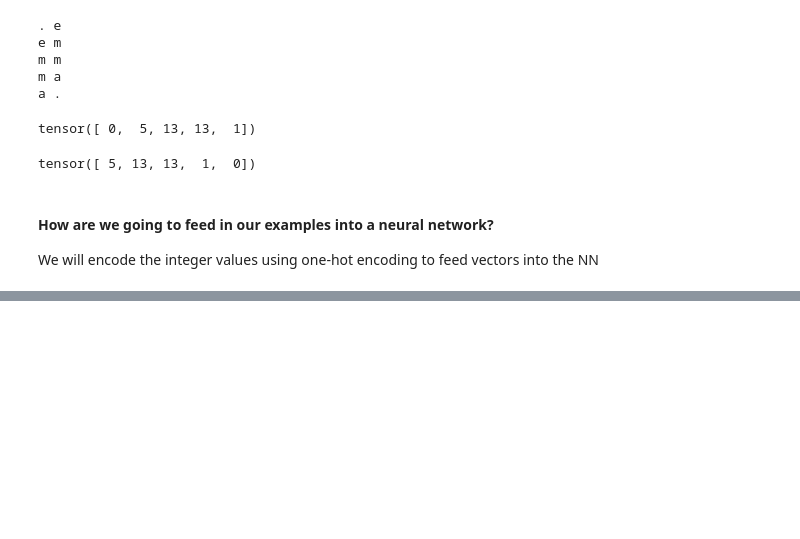
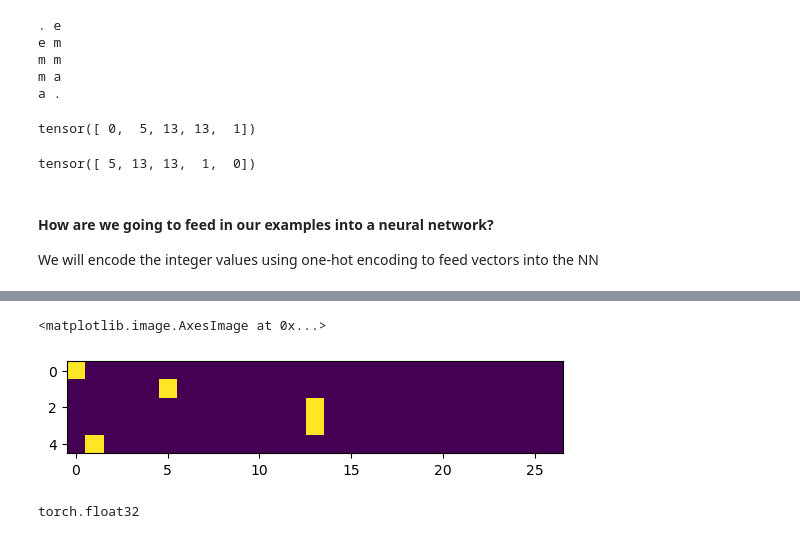
Before and after one commit to danielkaijzer/Spring_2024, a Jupyter notebook: Makemore/makemore.ipynb, the cells around one changed output, grey strips where cells are left out. Saved outputs shown, nothing was run; the diff lists cells and outputs as text; code cells hidden in the pictures; blank space fills up the shorter version.

```diff
--- a/Makemore/makemore.ipynb
+++ b/Makemore/makemore.ipynb
@@ -358,4 +358,5 @@ tensor([ 5, 13, 13,  1,  0])
 We will encode the integer values using one-hot encoding to feed vectors into the NN
 # %%
 import torch.nn.functional as F
-F.one_hot(xs)
+xenc = F.one_hot(xs,num_classes=27).float() # cast the one-hot encoding to float data type
+xenc
@@ -361,0 +374,9 @@ F.one_hot(xs)
+# %%
+plt.imshow(xenc)
+# %% [output]
+<matplotlib.image.AxesImage at 0x...>
+[figure, added]
+# %%
+xenc.dtype
+# %% [output]
+torch.float32
```
Also changed, not shown: parts of 4 cells of this notebook.
